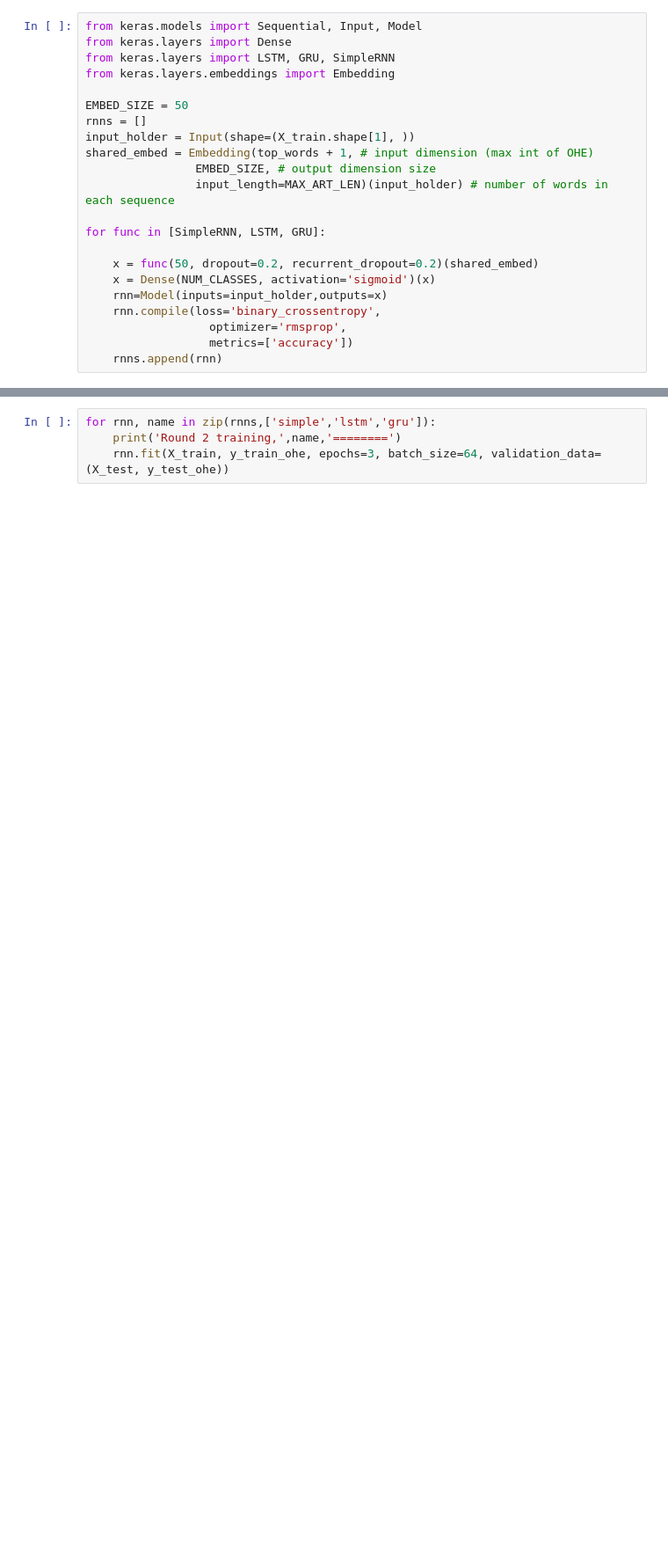
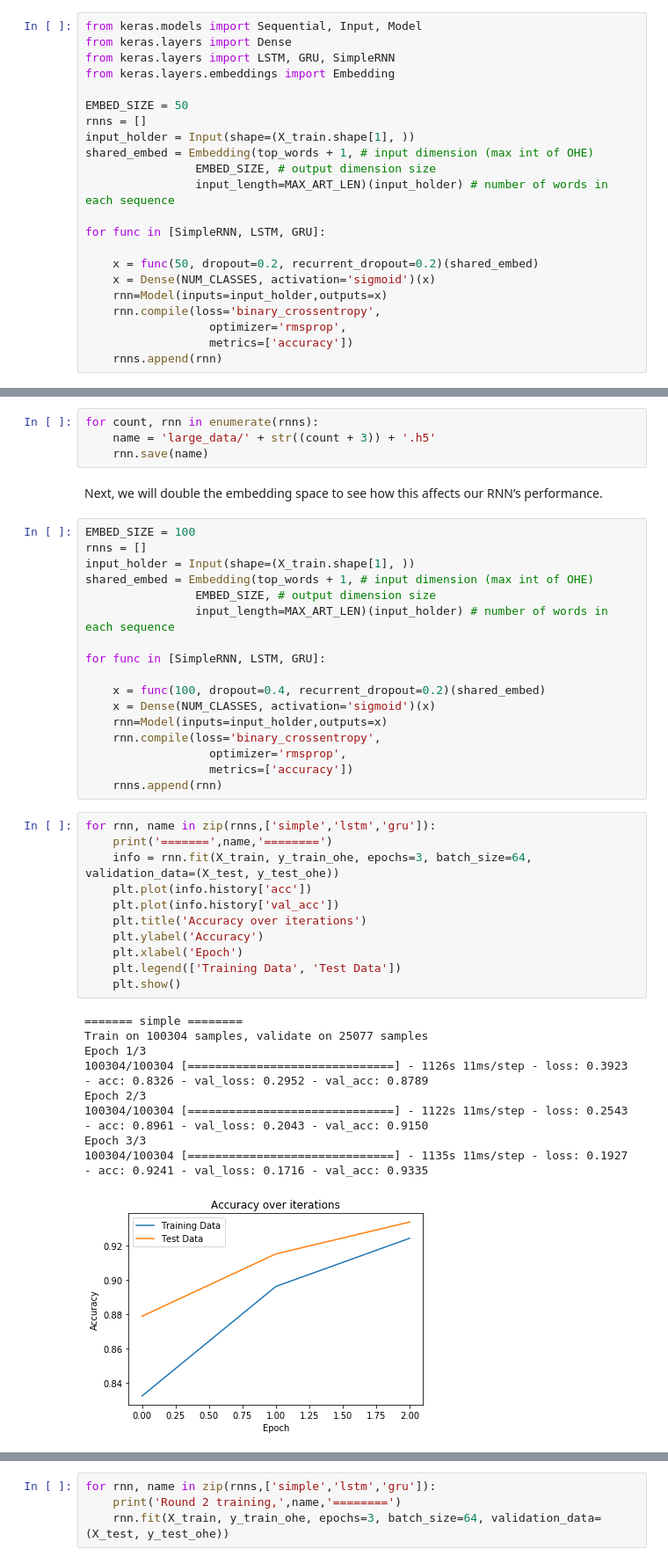
Before and after one commit to michaelcwatts123/JLab, a Jupyter notebook: Lab7/Lab7.ipynb, the cells around one changed output, grey strips where cells are left out. Shown: that part at 88% size. Saved outputs shown, nothing was run; the diff lists cells and outputs as text; blank space fills up the shorter version.

```diff
--- a/Lab7/Lab7.ipynb
+++ b/Lab7/Lab7.ipynb
@@ -179,0 +279,44 @@ Epoch 3/3
+# %%
+for count, rnn in enumerate(rnns):
+    name = 'large_data/' + str((count + 3)) + '.h5'
+    rnn.save(name)
+# %% [markdown]
+Next, we will double the embedding space to see how this affects our RNN’s performance.
+# %%
+EMBED_SIZE = 100
+rnns = []
+input_holder = Input(shape=(X_train.shape[1], ))
+shared_embed = Embedding(top_words + 1, # input dimension (max int of OHE)
+                EMBED_SIZE, # output dimension size
+                input_length=MAX_ART_LEN)(input_holder) # number of words in each sequence
+
+for func in [SimpleRNN, LSTM, GRU]:
+
+    x = func(100, dropout=0.4, recurrent_dropout=0.2)(shared_embed)
+    x = Dense(NUM_CLASSES, activation='sigmoid')(x)
+    rnn=Model(inputs=input_holder,outputs=x)
+    rnn.compile(loss='binary_crossentropy',
+                  optimizer='rmsprop',
+                  metrics=['accuracy'])
+    rnns.append(rnn)
+# %%
+for rnn, name in zip(rnns,['simple','lstm','gru']):
+    print('=======',name,'========')
+    info = rnn.fit(X_train, y_train_ohe, epochs=3, batch_size=64, validation_data=(X_test, y_test_ohe))
+    plt.plot(info.history['acc'])
+    plt.plot(info.history['val_acc'])
+    plt.title('Accuracy over iterations')
+    plt.ylabel('Accuracy')
+    plt.xlabel('Epoch')
+    plt.legend(['Training Data', 'Test Data'])
+    plt.show()
+# %% [output]
+======= simple ========
+Train on 100304 samples, validate on 25077 samples
+Epoch 1/3
+100304/100304 [==============================] - 1126s 11ms/step - loss: 0.3923 - acc: 0.8326 - val_loss: 0.2952 - val_acc: 0.8789
+Epoch 2/3
+100304/100304 [==============================] - 1122s 11ms/step - loss: 0.2543 - acc: 0.8961 - val_loss: 0.2043 - val_acc: 0.9150
+Epoch 3/3
+100304/100304 [==============================] - 1135s 11ms/step - loss: 0.1927 - acc: 0.9241 - val_loss: 0.1716 - val_acc: 0.9335
+[figure, added]
```
Also changed, not shown: parts of 32 cells of this notebook.
